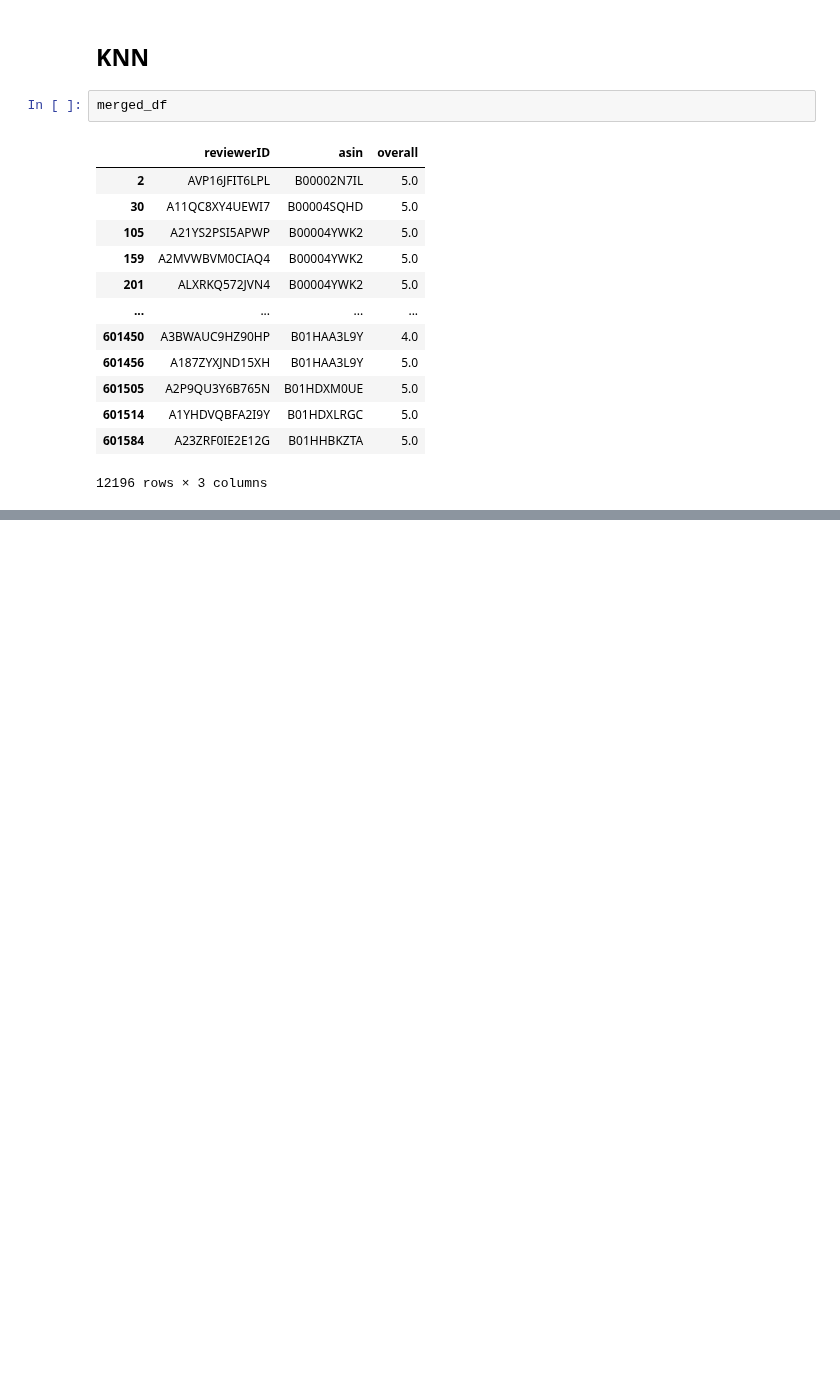
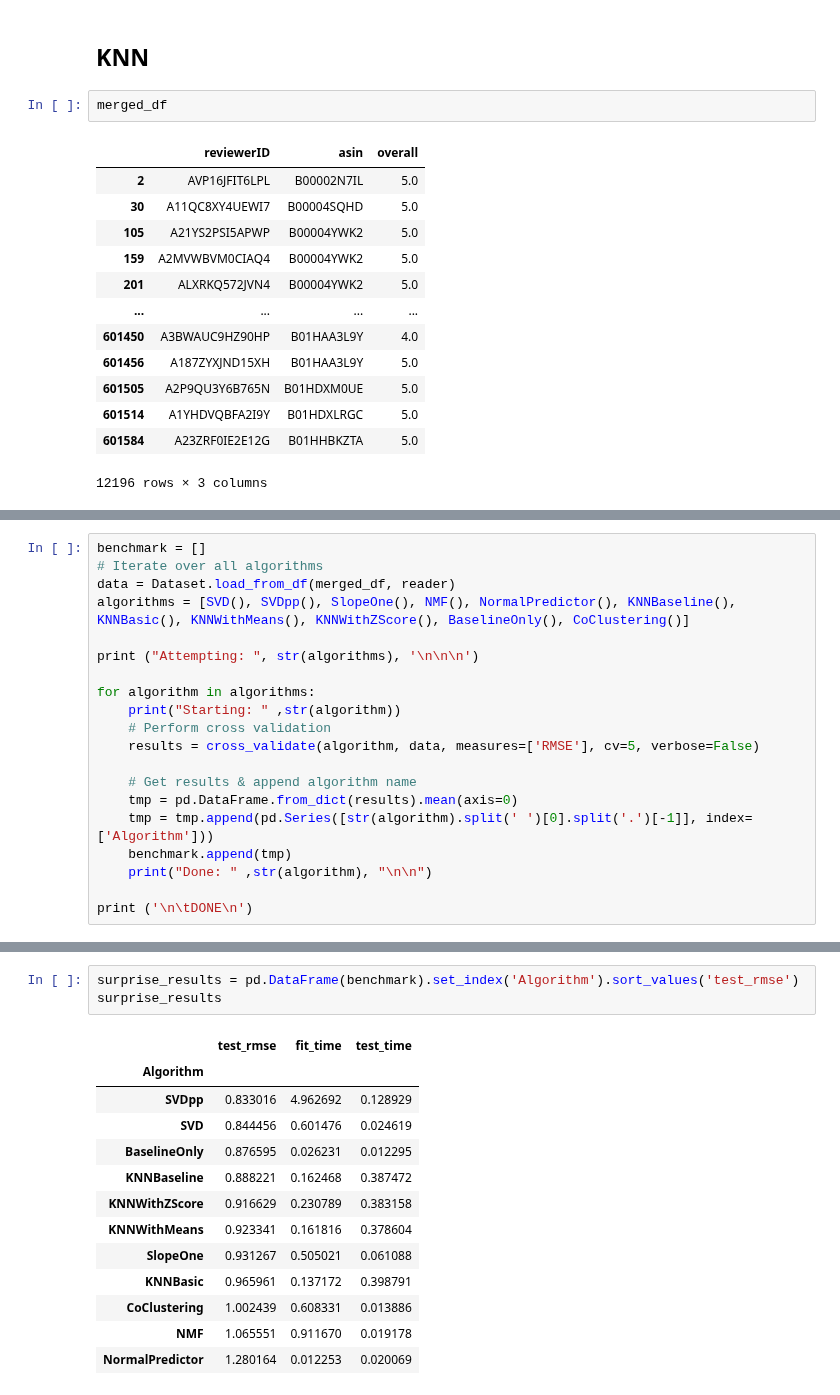
Before and after one commit to DATA-606-SPRING-2022/Jin_DATA606, a Jupyter notebook: ipynb/DATA606_Part2_CollaborativeRecommender.ipynb, the cells around one changed output, grey strips where cells are left out. Cells and saved outputs as stored; diff of their text form; blank space fills up the shorter version.

```diff
--- a/ipynb/DATA606_Part2_CollaborativeRecommender.ipynb
+++ b/ipynb/DATA606_Part2_CollaborativeRecommender.ipynb
@@ -369,0 +388,20 @@ RMSE: 0.8241
+# %%
+benchmark = []
+# Iterate over all algorithms
+data = Dataset.load_from_df(merged_df, reader)
+algorithms = [SVD(), SVDpp(), SlopeOne(), NMF(), NormalPredictor(), KNNBaseline(), KNNBasic(), KNNWithMeans(), KNNWithZScore(), BaselineOnly(), CoClustering()]
+
+print ("Attempting: ", str(algorithms), '\n\n\n')
+
+for algorithm in algorithms:
+    print("Starting: " ,str(algorithm))
+    # Perform cross validation
+    results = cross_validate(algorithm, data, measures=['RMSE'], cv=5, verbose=False)
+
+    # Get results & append algorithm name
+    tmp = pd.DataFrame.from_dict(results).mean(axis=0)
+    tmp = tmp.append(pd.Series([str(algorithm).split(' ')[0].split('.')[-1]], index=['Algorithm']))
+    benchmark.append(tmp)
+    print("Done: " ,str(algorithm), "\n\n")
+
+print ('\n\tDONE\n')
@@ -369,0 +426,17 @@ RMSE: 0.8241
+# %%
+surprise_results = pd.DataFrame(benchmark).set_index('Algorithm').sort_values('test_rmse')
+surprise_results
+# %% [output]
+|  | test_rmse | fit_time | test_time |
+| Algorithm |  |  |  |
+| SVDpp | 0.833016 | 4.962692 | 0.128929 |
+| SVD | 0.844456 | 0.601476 | 0.024619 |
+| BaselineOnly | 0.876595 | 0.026231 | 0.012295 |
+| KNNBaseline | 0.888221 | 0.162468 | 0.387472 |
+| KNNWithZScore | 0.916629 | 0.230789 | 0.383158 |
+| KNNWithMeans | 0.923341 | 0.161816 | 0.378604 |
+| SlopeOne | 0.931267 | 0.505021 | 0.061088 |
+| KNNBasic | 0.965961 | 0.137172 | 0.398791 |
+| CoClustering | 1.002439 | 0.608331 | 0.013886 |
+| NMF | 1.065551 | 0.911670 | 0.019178 |
+| NormalPredictor | 1.280164 | 0.012253 | 0.020069 |
```
Also changed, not shown: parts of 22 cells of this notebook.
